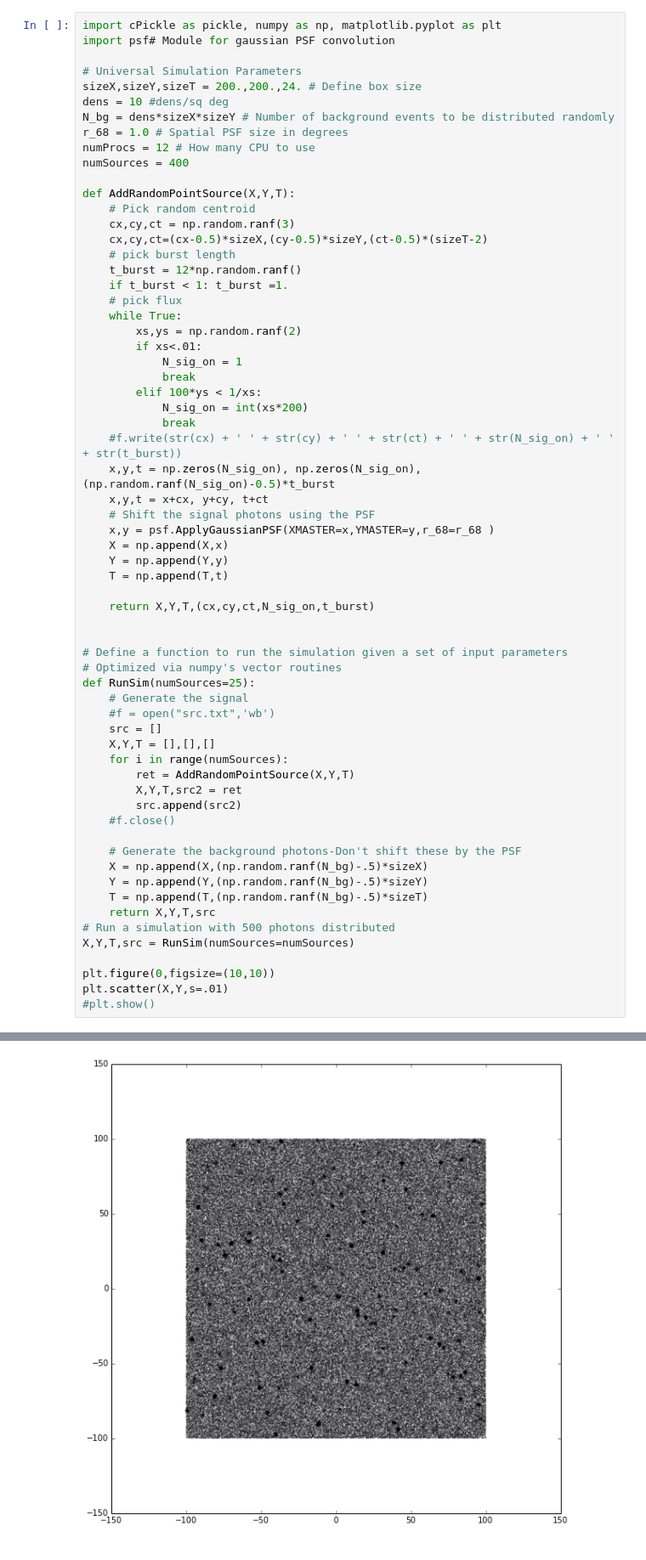
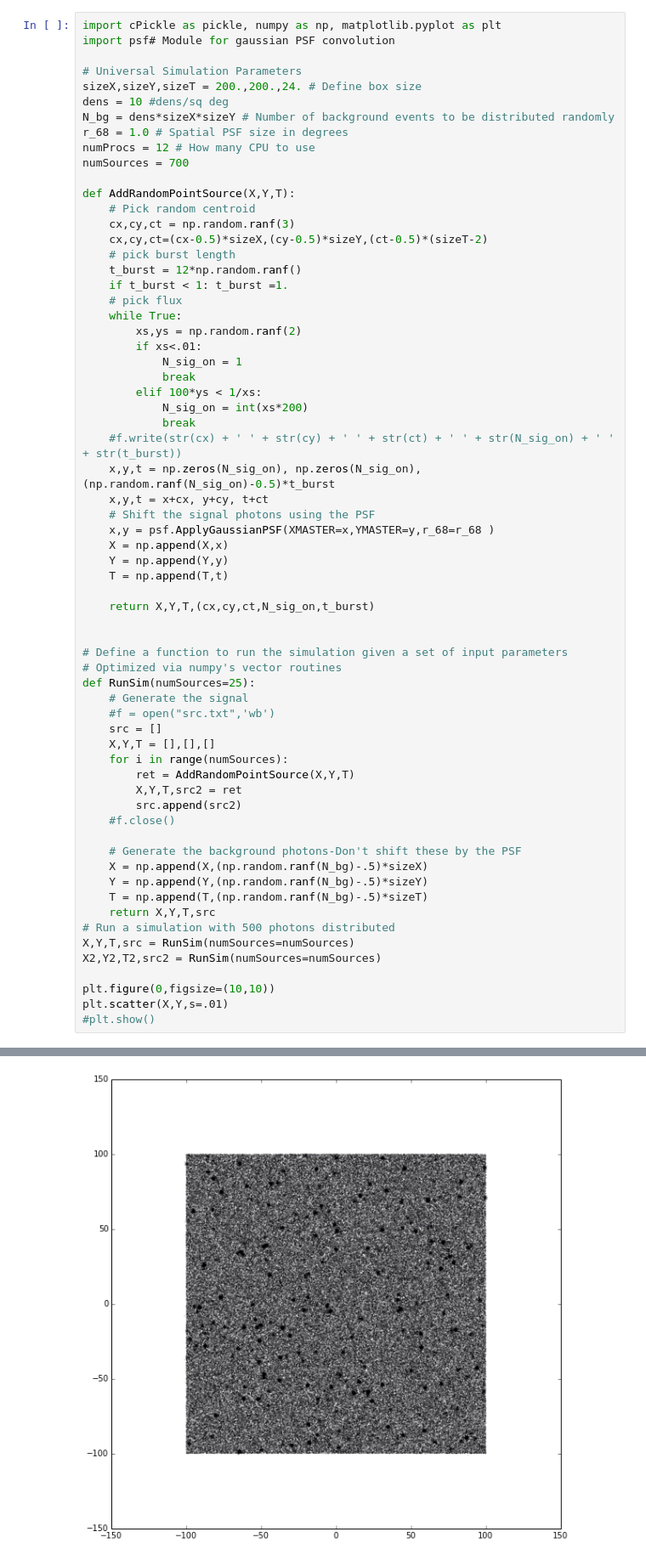
Before and after one commit to erccarls/time_var, a Jupyter notebook: Time_Var_DBSCAN/BDT.ipynb, the cells around one changed output, grey strips where cells are left out. Shown: that part at 85% size. Cells and saved outputs as stored; diff of their text form.

```diff
--- a/Time_Var_DBSCAN/BDT.ipynb
+++ b/Time_Var_DBSCAN/BDT.ipynb
@@ -14,7 +14,7 @@ dens = 10 #dens/sq deg
 N_bg = dens*sizeX*sizeY # Number of background events to be distributed randomly
 r_68 = 1.0 # Spatial PSF size in degrees
 numProcs = 12 # How many CPU to use
-numSources = 400
+numSources = 700
 
 def AddRandomPointSource(X,Y,T):
     # Pick random centroid
@@ -43,34 +43,35 @@ def AddRandomPointSource(X,Y,T):
 
     return X,Y,T,(cx,cy,ct,N_sig_on,t_burst)
 
 
 # Define a function to run the simulation given a set of input parameters
 # Optimized via numpy's vector routines
 def RunSim(numSources=25):
     # Generate the signal
     #f = open("src.txt",'wb')
     src = []
     X,Y,T = [],[],[]
     for i in range(numSources):
         ret = AddRandomPointSource(X,Y,T)
         X,Y,T,src2 = ret
         src.append(src2)
     #f.close()
 
     # Generate the background photons-Don't shift these by the PSF
     X = np.append(X,(np.random.ranf(N_bg)-.5)*sizeX)
     Y = np.append(Y,(np.random.ranf(N_bg)-.5)*sizeY)
     T = np.append(T,(np.random.ranf(N_bg)-.5)*sizeT)
     return X,Y,T,src
 # Run a simulation with 500 photons distributed
 X,Y,T,src = RunSim(numSources=numSources)
+X2,Y2,T2,src2 = RunSim(numSources=numSources)
 
 plt.figure(0,figsize=(10,10))
 plt.scatter(X,Y,s=.01)
 #plt.show()
 # %% [output]
 <matplotlib.collections.PathCollection at 0x...>
-[figure, old version]
+[figure, new version]
 # %%
 
 import MCSTATS
```
Also changed, not shown: parts of 4 cells of this notebook.
